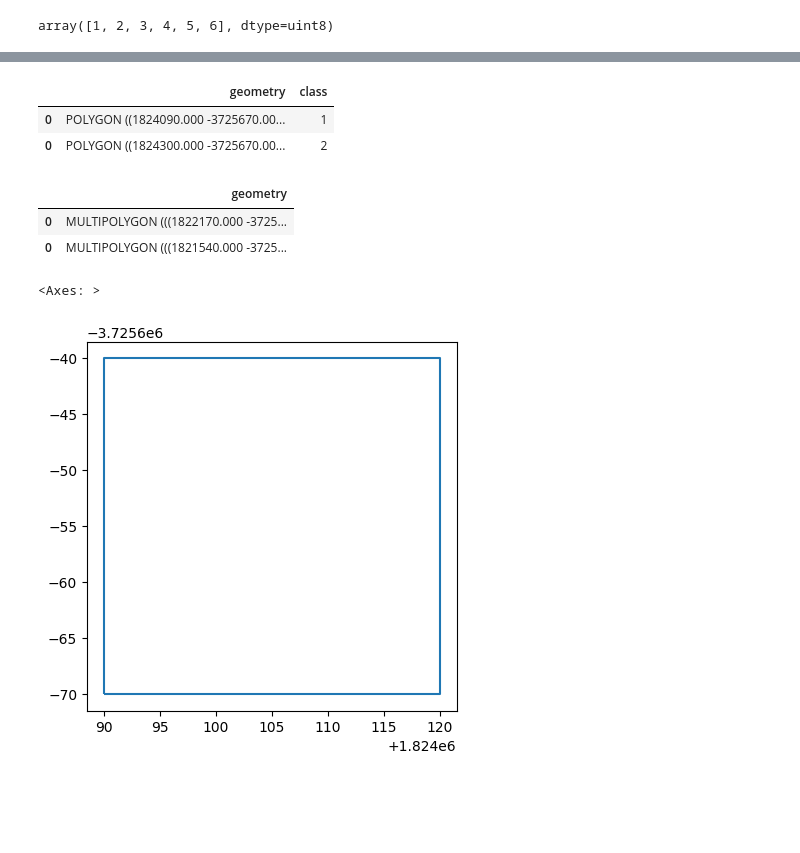
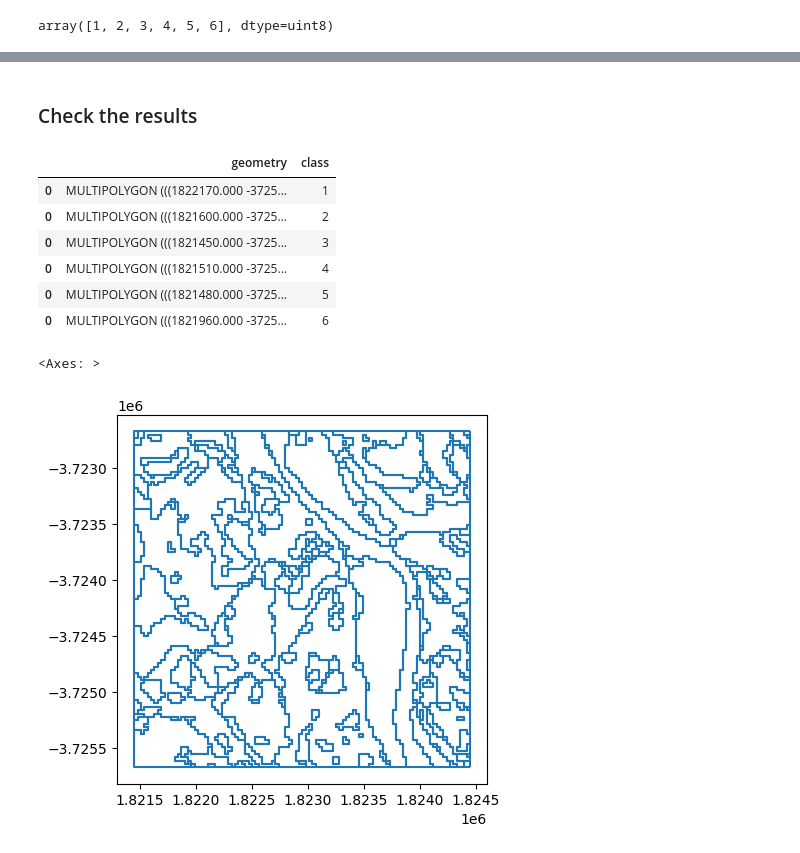
Before and after one commit to mjdear68/geospatial_raster_classification_map_to_polygons, a Jupyter notebook: raster_to_polygons.ipynb, the cells around one changed output, grey strips where cells are left out. Saved outputs shown, nothing was run; the diff lists cells and outputs as text; code cells hidden in the pictures; blank space fills up the shorter version.

Commit message:
Moved data to input/ and output/; Renamed file to raster_to_polygons.ipynb; wrote intro;

```diff
--- a/points_to_polygons.ipynb
+++ b/raster_to_polygons.ipynb
@@ -157,6 +178,6 @@ dtype: float64
 # %%
 # Load the test data
-da = rioxarray.open_rasterio('data/geotiff/test.tiff', default_name='class')
+da = rioxarray.open_rasterio('input/test.tiff', default_name='class')
 da
 # %% [output]
 <xarray.DataArray 'class' (band: 1, y: 100, x: 100)>
@@ -184,5 +220,5 @@ df.head()
 # %%
-gdf = gpd.GeoDataFrame(df, geometry=gpd.points_from_xy(df['x'], df['y']))
+gdf = gpd.GeoDataFrame(df, geometry=gpd.points_from_xy(df.x, df.y))
 gdf.head()
 # %% [output]
 |  | band | y | x | spatial_ref | class | geometry |
@@ -199,7 +237,7 @@ array([1, 2, 3, 4, 5, 6], dtype=uint8)
 %%time
 
 class_gdfs = []
-classes = np.sort(gdf['class'].unique())[:2]
+classes = np.sort(gdf['class'].unique())
 
 for cl in classes:
     # Intialise the list for the pixel polygons
@@ -210,17 +248,20 @@ for cl in classes:
 
         # Create the polygon; anti-clockwise from bottom-left
         polygon = [(X1, Y1), (X2, Y1), (X2, Y2), (X1, Y2)]
-        # print(polygon)
+
         # Append pixel polygon to output list
         pixel_polygons.append(Polygon(polygon))
 
     # Convert pixel_polygons to gdf and append to class_gdfs
+    # For unary_union() see https://stackoverflow.com/a/40386377/8299958
     class_gdfs.append(gpd.GeoSeries(unary_union(pixel_polygons)))
-    # class_gdfs.append(gpd.GeoDataFrame(geometry=unary_union(pixel_polygons)))
-    # gdf_uu = gpd.GeoDataFrame(geometry=pixel_polygons)
-    # gdf_uu.geometry = gdf_uu.geometry.unary_union()
-    # class_gdfs.append(gdf_uu)
 
+# Create the final GeoDataFrame
 gdf_poly = gpd.GeoDataFrame(geometry=pd.concat(class_gdfs))
+
+# Include a classes column
 gdf_poly['class']=classes
+
+# Set the crs to the data array crs
+gdf_poly = gdf_poly.set_crs(da.rio.crs)
 # %% [output]
@@ -240,20 +270,20 @@ class_gdfs[1].plot()
+# %% [markdown]
+### Check the results
 # %%
 gdf_poly
 # %% [output]
 |  | geometry | class |
-| 0 | POLYGON ((1824090.000 -3725670.00... | 1 |
-| 0 | POLYGON ((1824300.000 -3725670.00... | 2 |
+| 0 | MULTIPOLYGON (((1822170.000 -3725... | 1 |
+| 0 | MULTIPOLYGON (((1821600.000 -3725... | 2 |
+| 0 | MULTIPOLYGON (((1821450.000 -3725... | 3 |
+| 0 | MULTIPOLYGON (((1821510.000 -3725... | 4 |
+| 0 | MULTIPOLYGON (((1821480.000 -3725... | 5 |
+| 0 | MULTIPOLYGON (((1821960.000 -3725... | 6 |
-# %%
-gpd.GeoDataFrame(geometry=gdf_poly)
-# %% [output]
-|  | geometry |
-| 0 | MULTIPOLYGON (((1822170.000 -3725... |
-| 0 | MULTIPOLYGON (((1821540.000 -3725... |
 # %%
-gdf_poly.iloc[[0]].boundary.plot()
+gdf_poly.boundary.plot()
 # %% [output]
 <Axes: >
-[figure, old version]
+[figure, new version]
 # %%
 fig, ax = plt.subplots()
 da.plot(ax=ax)
```
Also changed, not shown: parts of 24 cells of this notebook, 5 other files.
